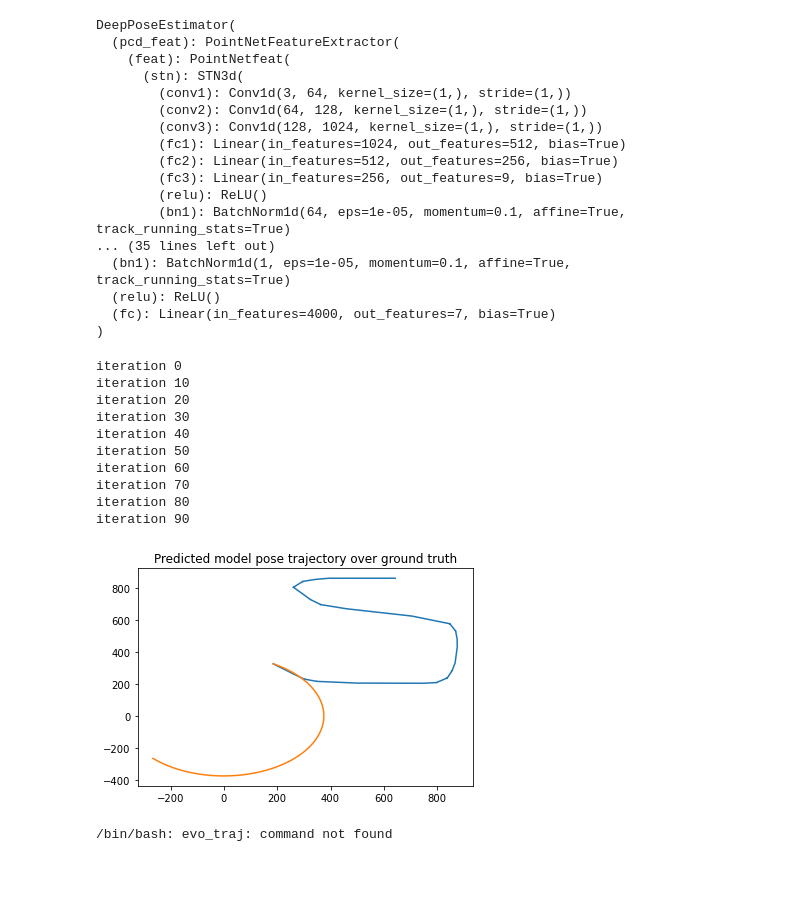
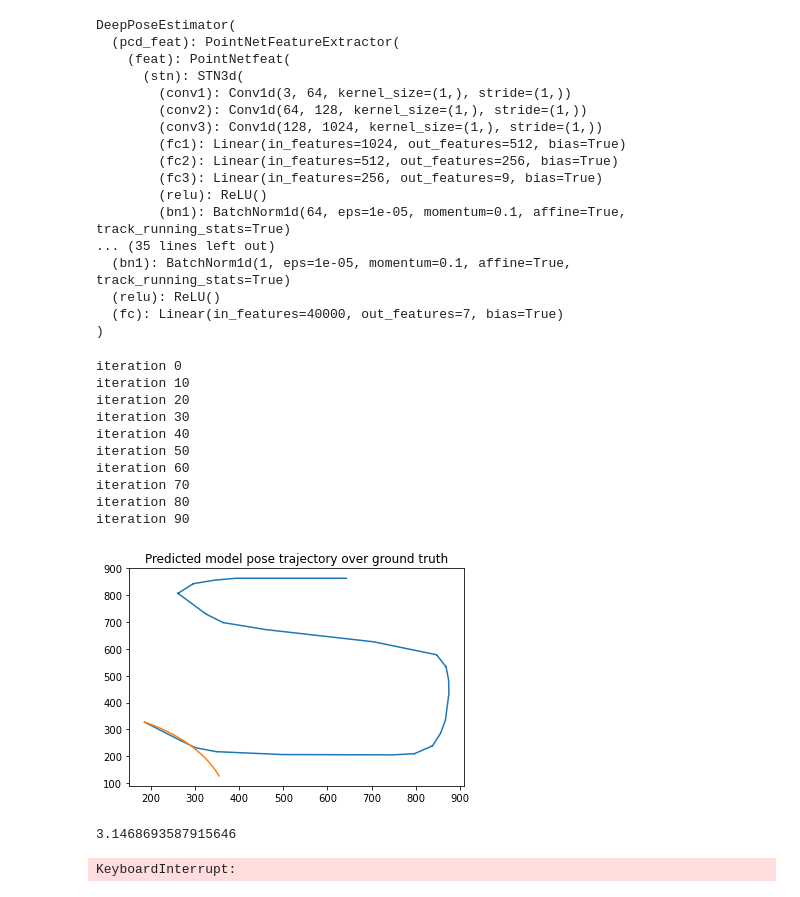
Before and after one commit to shaikh58/PointCloudPosePrediction, a Jupyter notebook: notebooks/testing_model.ipynb, the cells around one changed output. Saved outputs shown, nothing was run; the diff lists cells and outputs as text; code cells hidden in the pictures.

Commit message:
fix test traj script, icp vis

```diff
--- a/notebooks/testing_model.ipynb
+++ b/notebooks/testing_model.ipynb
@@ -43,6 +46,6 @@ importlib.reload(utils.dataloader)
 # %%
 # run data loader
-run_num = 4
+run_num = 6
 data_set_num = 100
 
 # load params for current model run; choose model run below after creating yaml file for it
@@ -53,8 +56,6 @@ dataset= utils.dataloader.EdenDataset("/home/mushaikh/private/sample",
                                             keypt_method=params['keypoint_detection']['detection_method'],
                                             pcd_num_pts=params['keypoint_detection']['pcd_num_pts']
                                             )
-
-edenLoader = DataLoader(dataset, batch_size=64, shuffle=True, num_workers=1)
 # %%
 USE_GPU = True
 
@@ -69,8 +70,8 @@ if torch.cuda.is_available():
 else:
     torch.manual_seed(42)
 # %%
-model = dpe.DeepPoseEstimator(num_pts=2000, use_pca=True)
-model.load_state_dict(torch.load('./models/run_4/run_4_deep_pose_9.pth'))
+model = dpe.DeepPoseEstimator(num_pts=params['keypoint_detection']['pcd_num_pts'], use_pca=True)
+model.load_state_dict(torch.load('./models/run_6/run_6_deep_pose_6.pth'))
 model.eval()
 # %% [output]
 DeepPoseEstimator(
@@ -88,7 +89,7 @@ DeepPoseEstimator(
 ... (35 lines left out)
   (bn1): BatchNorm1d(1, eps=1e-05, momentum=0.1, affine=True, track_running_stats=True)
   (relu): ReLU()
-  (fc): Linear(in_features=4000, out_features=7, bias=True)
+  (fc): Linear(in_features=40000, out_features=7, bias=True)
 )
 # %%
 positions = np.zeros((500, 3))
@@ -102,7 +103,6 @@ poses = np.zeros((4, 4, data_set_num))
 poses_pred = np.zeros((4, 4, data_set_num))
 poses[:, :, 0] = invert_pose(dataset[0]['pose']) # Pose of the robot in body frame at time t = 0
 poses[:, :, 0][:3, 3] = poses[:, :, 0][:3, 3] * 100
-
 
 # saving predicted positions and orientation
 
@@ -117,16 +117,16 @@ for i in range(data_set_num - 1):
 
     pose_pred = np.zeros((4, 4)) # make an empty predicted pose from model
 
-
-    # get the point clous from the dataset
-    pcd1, pcd2 = dataset[i]["pcd1"], dataset[i]["pcd2"]
-    pcd1, pcd2 = pcd1.transpose(1,0).unsqueeze(0), pcd2.transpose(1,0).unsqueeze(0)
-    pcd1, pcd2 = pcd1.to(device), pcd2.to(device) # move
-    pred, _, _ = model(pcd1, pcd2)
+    with torch.no_grad():
+        # get the point clouds from the dataset
+        pcd1, pcd2 = dataset[i]["pcd1"], dataset[i]["pcd2"]
+        pcd1, pcd2 = pcd1.transpose(1,0).unsqueeze(0), pcd2.transpose(1,0).unsqueeze(0)
+        pcd1, pcd2 = pcd1.to(device), pcd2.to(device) # move
+        pred, _, _ = model(pcd1, pcd2)
+        # move pred to cpu
+        pred = pred.detach().cpu().numpy()[0]
 
 
-    # convert pred to cpu
-    pred = pred.detach().cpu().numpy()[0]
     pos_pred = pred[:3] # get position
     quat_pred = pred[3:] # get quaternion
 
@@ -139,36 +139,38 @@ for i in range(data_set_num - 1):
     new_quat_pred[3] = quat_pred[2]
 
     # save position and quaternion prediction
     p[i, :] = pos_pred
     q[i, :] = new_quat_pred
     #
 
     poses_pred[:, :, i][0:3, 0:3] = transforms3d.quaternions.quat2mat(new_quat_pred)
     poses_pred[:, :, i][:3, 3] = pos_pred
 
 
     poses[:, :, i + 1] = np.matmul(poses_pred[:, :, i], poses[:, :, i]) # world to body pose
 
 
-
-
 # plot
 plt.plot(positions[:data_set_num,0] * 100,positions[:data_set_num,1] * 100)
 plt.plot(poses[0, -1, :], poses[1, -1, :])
 plt.title("Predicted model pose trajectory over ground truth")
 plt.show()
 # %% [output]
 iteration 0
 iteration 10
 iteration 20
 iteration 30
 iteration 40
 iteration 50
 iteration 60
 iteration 70
 iteration 80
 iteration 90
-[figure, old version]
+[figure, new version]
+# %%
+2*np.arccos(-2.63834954e-03)
+# %% [output]
+3.1468693587915646
 # %%
 # prepare data for evo visualization
 
@@ -190,16 +192,16 @@ for i in range(data_set_num):
     mat_gt[i, :] = np.append(i, np.append(invert_pose(dataset[i]['pose'])[:3, 3] * 100, mat2quat(invert_pose(dataset[i]['pose'])[0:3, 0:3])))
 
 
-filename_est = 'results/stamped_traj_estimate.txt'
-filename_gt = 'results/stamped_groundtruth.txt'
+filename_est = 'results/stamped_traj_estimate_run_{}.txt'.format(run_num)
+filename_gt = 'results/stamped_groundtruth_run_{}.txt'.format(run_num)
 
 # Save the matrix to the text file with the desired format
 np.savetxt(filename_est, mat_est, fmt='%.10e', delimiter=' ')
 np.savetxt(filename_gt, mat_gt, fmt='%.10e', delimiter=' ')
+# %% [output]
+KeyboardInterrupt:
 # %%
 # run evo_traj for plots for trajectory
-evo_traj tum results/plotting_test/stamped_traj_estimate.txt --ref=rpg_trajectory_evaluation/results/plotting_test/stamped_groundtruth.txt -p --plot_mode=xy
+# evo_traj tum results/plotting_test/stamped_traj_estimate.txt --ref=rpg_trajectory_evaluation/results/plotting_test/stamped_groundtruth.txt -p --plot_mode=xy
-# %% [output]
-/bin/bash: evo_traj: command not found
 # %%
 # run evo_ape to output data for plotting later
```
Also changed, not shown: parts of 3 cells of this notebook, 6 other files.
